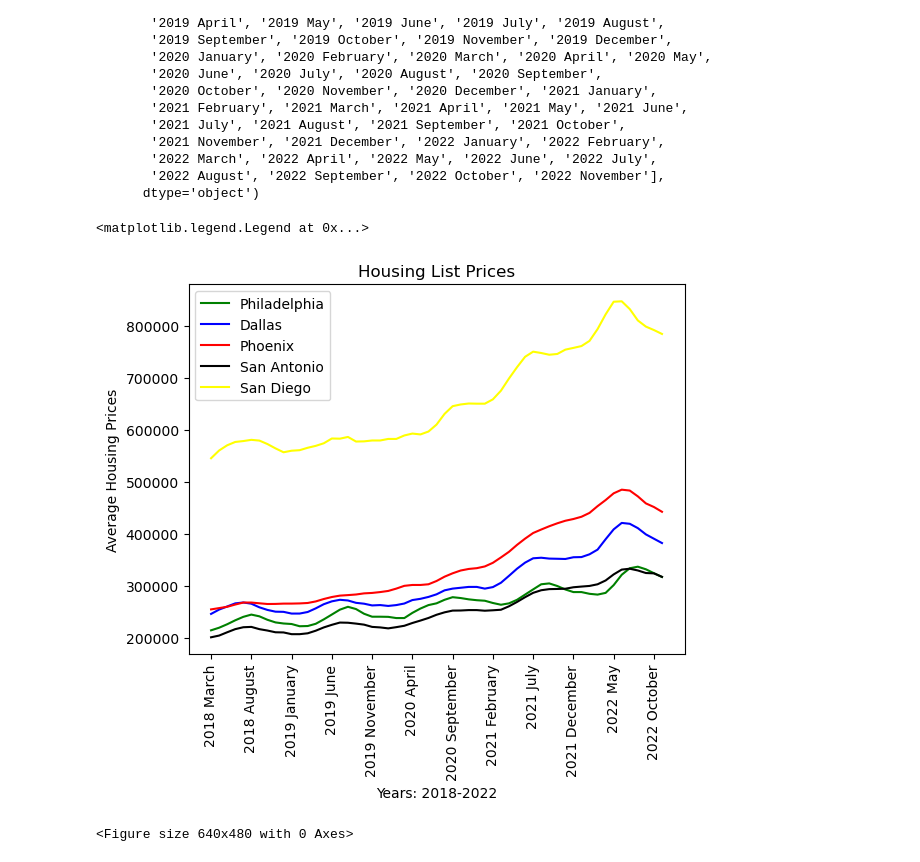
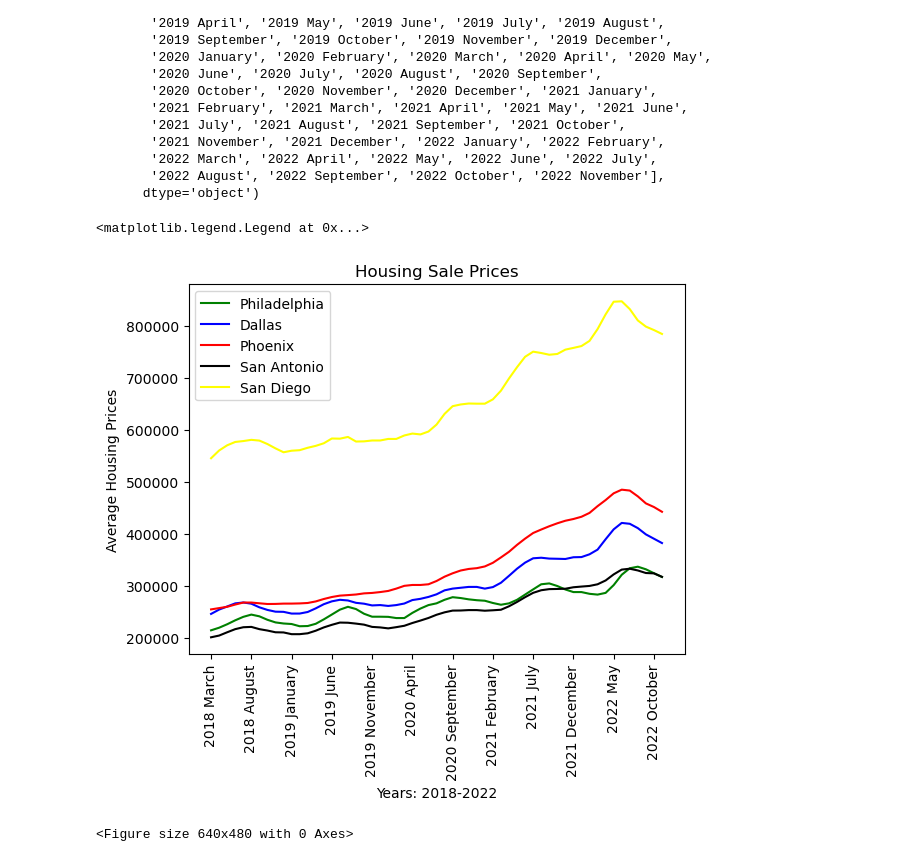
Before and after one commit to JoseMelvin-Calleja/Group-4-Project-1, a Jupyter notebook: Sales_Price.ipynb, the cells around one changed output. Cells and saved outputs as stored; diff of their text form; code cells hidden in the pictures.

```diff
--- a/Sales_Price.ipynb
+++ b/Sales_Price.ipynb
@@ -210,18 +210,19 @@ Index(['2018 March', '2018 April', '2018 May', '2018 June', '2018 July',
 # %%
 x = np.arange(0, len(philadelphia_df))
 plt.plot(dates, philadelphia_df, color="green", label="Philadelphia")
 plt.plot(dates, dallas_df, color="blue", label="Dallas")
 plt.plot(dates, phoenix_df, color="red", label="Phoenix")
 plt.plot(dates, san_antonio_df, color="black", label="San Antonio")
 plt.plot(dates, san_diego_df, color="yellow", label="San Diego")
-plt.title("Housing List Prices")
+plt.title("Housing Sale Prices")
 plt.xlabel("Years: 2018-2022")
 plt.xticks(range(0, 60, 5), rotation = 90)
 plt.ylabel("Average Housing Prices")
+plt.savefig("output_data/HousingSalePrice.png")
 plt.legend()
 # %% [output]
 <matplotlib.legend.Legend at 0x...>
-[figure, old version]
+[figure, new version]
 # %%
 plt.savefig("output_data/Fig1.png")
 # %% [output]
```
Also changed, not shown: 5 other files.
